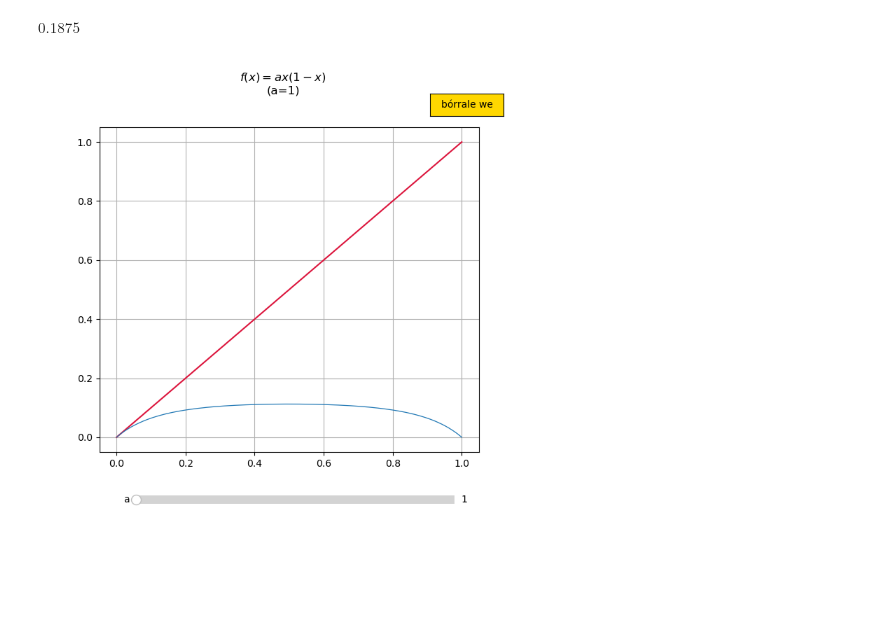
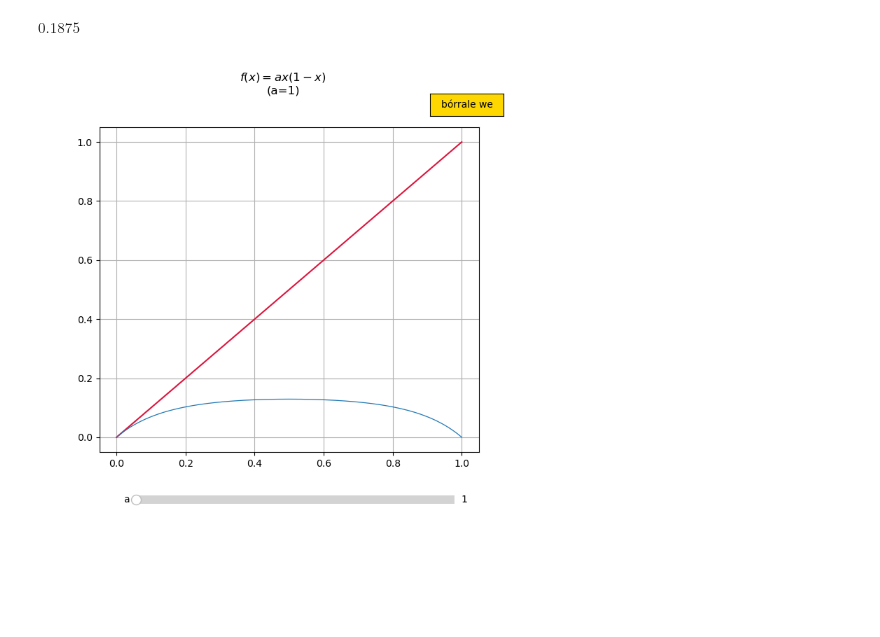
Before and after one commit to mijailo/fisica_no_lineal, a Jupyter notebook: 2 - Análisis local de la función logística.ipynb, the cells around one changed output. Saved outputs shown, nothing was run; the diff lists cells and outputs as text; code cells hidden in the pictures.

```diff
--- a/2 - Análisis local de la función logística.ipynb
+++ b/2 - Análisis local de la función logística.ipynb
@@ -48,7 +48,7 @@ $\displaystyle 0.1875$
 %matplotlib widget
 
 #Número de veces que se compone f
-n=5
+n=4
 
 x0=np.linspace(0,1,1000,endpoint=True)
 
@@ -75,31 +75,31 @@ A = Slider(axA, 'a', 1, 5, 1)
 
 # Función para actualizar la gráfica
 def update(val):
     a = A.val
     l.set_ydata(
         np.array(
             [logMap(x00,a,n) for x00 in x0]
         )
     )
     fig.suptitle(f'$f(x)=ax(1-x)$\n(a={a:.3f})')
 
 # Actualizar esta vaina
 A.on_changed(update)
 
 resetax = plt.axes([0.8, 0.9, 0.15, 0.04])
 button = Button(
     resetax,
     'bórrale we',
     color='gold',
     hovercolor='skyblue'
 )
 
 
 def resetSlider(event):
     A.reset()
 
 button.on_clicked(resetSlider)
 
 plt.show()
 # %% [output]
-[figure, old version]
+[figure, new version]
```
Also changed, not shown: 2 other files.
